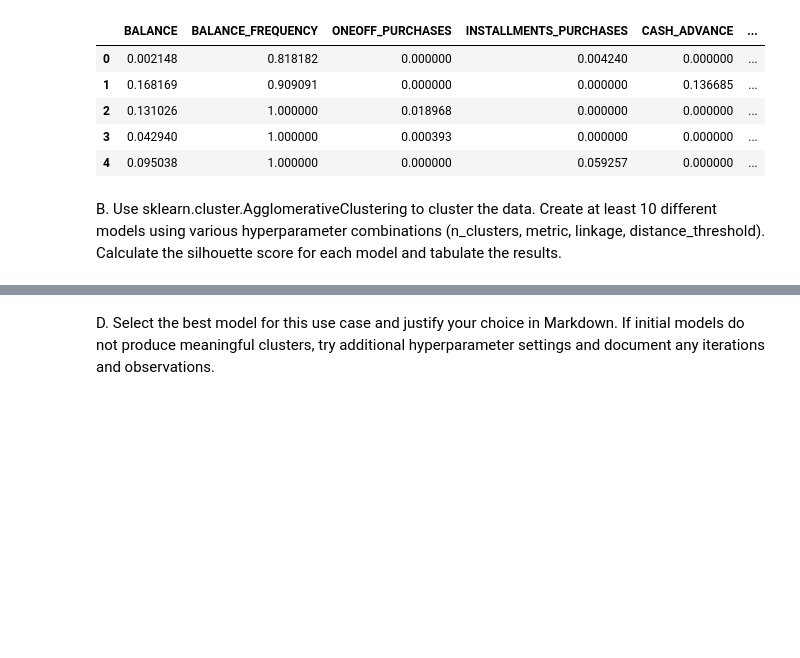
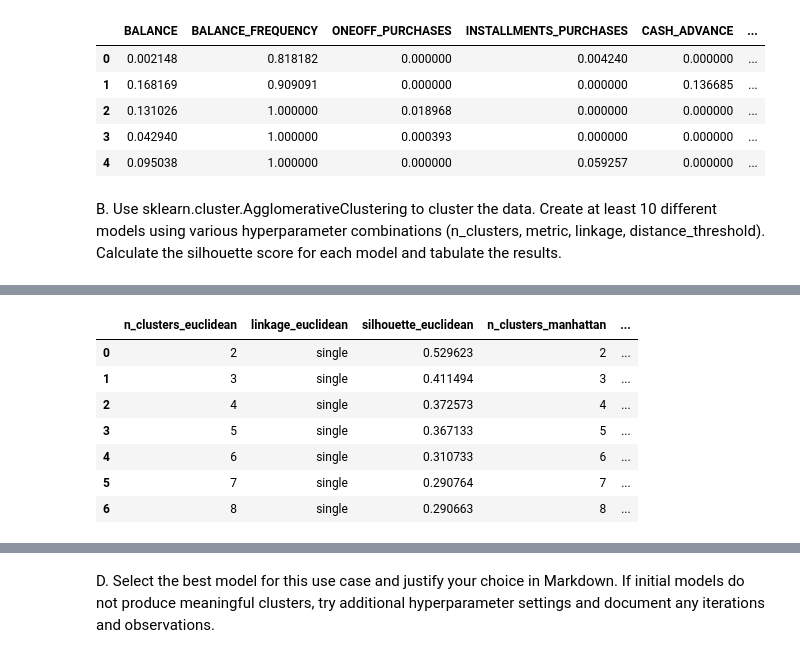
Before and after one commit to Hunteracademic/Unsupervised_assignment_1, a Jupyter notebook: Asg_02.ipynb, the cells around one changed output, grey strips where cells are left out. Cells and saved outputs as stored; diff of their text form; code cells hidden in the pictures; blank space fills up the shorter version.

```diff
--- a/Asg_02.ipynb
+++ b/Asg_02.ipynb
@@ -325,0 +415,11 @@ n_clusters=8, linkage=average, silhouette=0.255
+# %%
+show_results(results_6, results_7)
+# %% [output]
+|  | n_clusters_euclidean | linkage_euclidean | silhouette_euclidean | n_clusters_manhattan | ... |
+| 0 | 2 | single | 0.529623 | 2 | ... |
+| 1 | 3 | single | 0.411494 | 3 | ... |
+| 2 | 4 | single | 0.372573 | 4 | ... |
+| 3 | 5 | single | 0.367133 | 5 | ... |
+| 4 | 6 | single | 0.310733 | 6 | ... |
+| 5 | 7 | single | 0.290764 | 7 | ... |
+| 6 | 8 | single | 0.290663 | 8 | ... |
```
Also changed, not shown: parts of 9 cells of this notebook.
